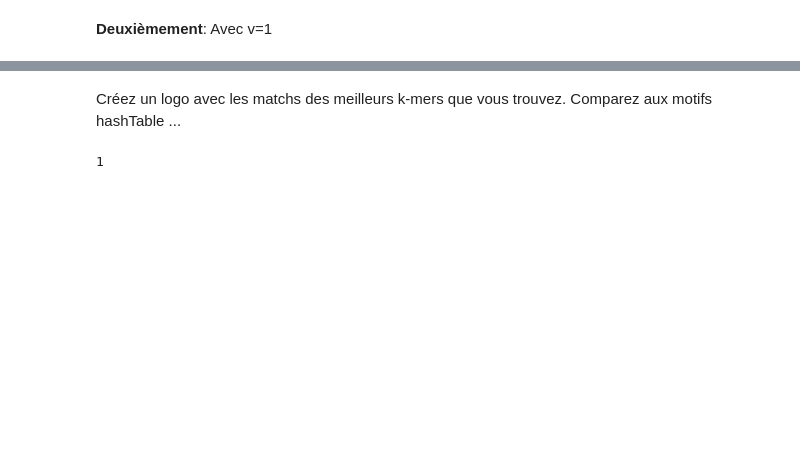
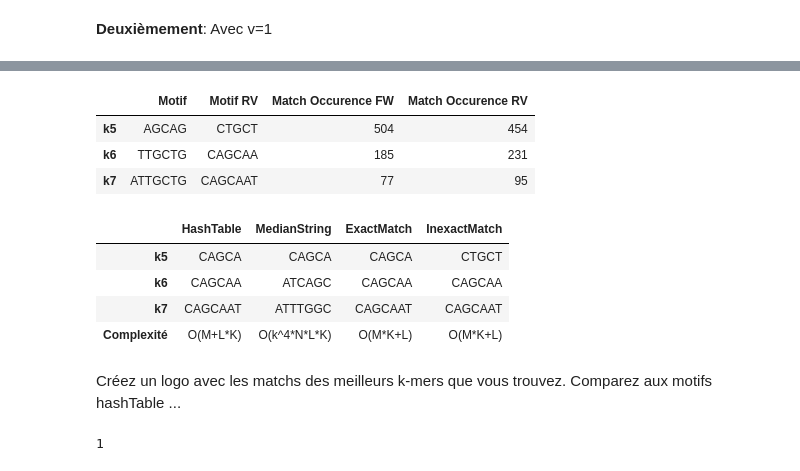
Before and after one commit to Gnegnery/Projet-Bio, a Jupyter notebook: TME3-suffixTree_2026.ipynb, the cells around one changed output, grey strips where cells are left out. Saved outputs shown, nothing was run; the diff lists cells and outputs as text; code cells hidden in the pictures; blank space fills up the shorter version.

```diff
--- a/TME3-suffixTree_2026.ipynb
+++ b/TME3-suffixTree_2026.ipynb
@@ -599,3 +685,35 @@ ACTTGTCAG (12, 7) CTGACAAGT
+# %%
+#Inexact Match
+d = {
+    "Motif": ["AGCAG","TTGCTG","ATTGCTG"],
+    "Motif RV":["CTGCT", "CAGCAA", "CAGCAAT"],
+    "Match Occurence FW": [504, 185, 77],
+    "Match Occurence RV": [454, 231, 95]
+}
+df = pd.DataFrame(d, index=["k5", "k6", "k7"])
+df
+# %% [output]
+|  | Motif | Motif RV | Match Occurence FW | Match Occurence RV |
+| k5 | AGCAG | CTGCT | 504 | 454 |
+| k6 | TTGCTG | CAGCAA | 185 | 231 |
+| k7 | ATTGCTG | CAGCAAT | 77 | 95 |
+# %%
+#Tableau comparaison final
+d = {
+    "HashTable": ["CAGCA","CAGCAA","CAGCAAT", "O(M+L*K)"],
+    "MedianString": ["CAGCA","ATCAGC","ATTTGGC","O(k^4*N*L*K)"],
+    "ExactMatch": ["CAGCA","CAGCAA","CAGCAAT", "O(M*K+L)"],
+    "InexactMatch": ["CTGCT", "CAGCAA", "CAGCAAT", "O(M*K+L)"]
+
+}
+df = pd.DataFrame(d, index=["k5", "k6", "k7", "Complexité"])
+df
+# %% [output]
+|  | HashTable | MedianString | ExactMatch | InexactMatch |
+| k5 | CAGCA | CAGCA | CAGCA | CTGCT |
+| k6 | CAGCAA | ATCAGC | CAGCAA | CAGCAA |
+| k7 | CAGCAAT | ATTTGGC | CAGCAAT | CAGCAAT |
+| Complexité | O(M+L*K) | O(k^4*N*L*K) | O(M*K+L) | O(M*K+L) |
 # %% [markdown]
 Créez un logo avec les matchs des meilleurs k-mers que vous trouvez. Comparez aux motifs hashTable ...
 # %%
```
Also changed, not shown: parts of 22 cells of this notebook, 4 other files.
